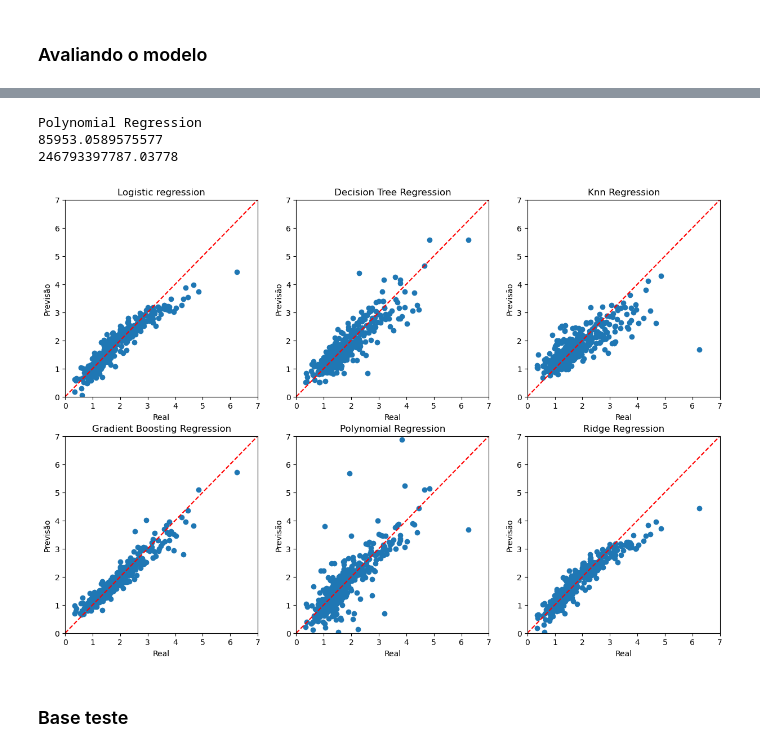
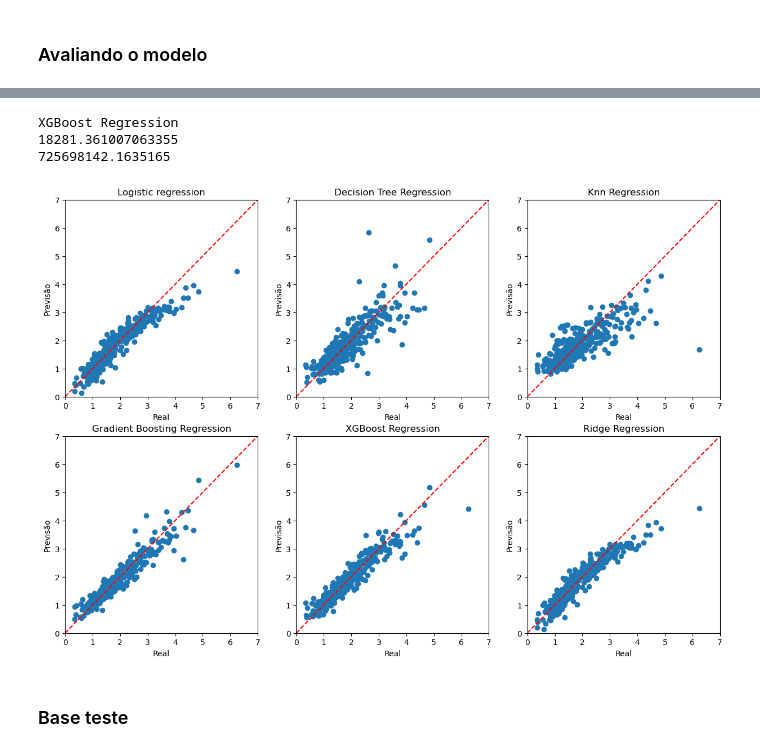
Before and after one commit to GabriellCarvalho/HousePrices, a Jupyter notebook: house_prices.ipynb, the cells around one changed output, grey strips where cells are left out. Cells and saved outputs as stored; diff of their text form; code cells hidden in the pictures.

```diff
--- a/house_prices.ipynb
+++ b/house_prices.ipynb
@@ -102,3 +100,7 @@ new_data.fillna(-1,inplace=True)
+# %%
+new_data['GarageYrBlt'] = new_data['GarageYrBlt'].fillna(new_data['GarageYrBlt'].mean())
+# %%
+new_data['MasVnrArea'] = new_data['MasVnrArea'].fillna(new_data['MasVnrArea'].mean())
 # %% [markdown]
 ### Criando o modelo
 # %%
@@ -122,8 +124,8 @@ knn_reg = KNeighborsRegressor(n_neighbors=3).fit(X_train, y_train)
 knr_predict = knn_reg.predict(X_test)
 # %%
 from sklearn.ensemble import GradientBoostingRegressor
-gbr = GradientBoostingRegressor(random_state=1).fit(X_train, y_train)
-gbr_predict = gbr.predict(X_test)
+gb_reg = GradientBoostingRegressor(n_estimators=1000, learning_rate=0.1, max_depth=3, random_state=1).fit(X_train, y_train)
+gbr_predict = gb_reg.predict(X_test)
 # %%
 from sklearn.linear_model import Ridge
 r_reg = Ridge(alpha=31.98).fit(X_train, y_train)
@@ -138,3 +133,7 @@ polyreg_predict = model.predict(X_test)
+# %%
+import xgboost as xgb
+xg_reg = xgb.XGBRegressor(random_state=1).fit(X_train, y_train)
+xgr_predict = xg_reg.predict(X_test)
 # %% [markdown]
 ### Avaliando o modelo
 # %%
@@ -182,11 +181,11 @@ Ridge Regression
-# %%
-print('Polynomial Regression')
-print(mean_absolute_error(y_test,polyreg_predict))
-print(mean_squared_error(y_test,polyreg_predict))
-# %% [output]
-Polynomial Regression
-85953.0589575577
-246793397787.03778
+# %%
+print('XGBoost Regression')
+print(mean_absolute_error(y_test,xgr_predict))
+print(mean_squared_error(y_test,xgr_predict))
+# %% [output]
+XGBoost Regression
+18281.361007063355
+725698142.1635165
 # %%
 import matplotlib.pyplot as plt
 # %%
@@ -200,39 +199,39 @@ ax[0,2].scatter(y_test/100000, knr_predict/100000)
 ax[0,2].plot([0,700000],[0,700000],'--r')
 ax[1,0].scatter(y_test/100000, gbr_predict/100000)
 ax[1,0].plot([0,700000],[0,700000],'--r')
-ax[1,1].scatter(y_test/100000, polyreg_predict/100000)
+ax[1,1].scatter(y_test/100000, xgr_predict/100000)
 ax[1,1].plot([0,700000],[0,700000],'--r')
 ax[1,2].scatter(y_test/100000, ridge_predict/100000)
 ax[1,2].plot([0,700000],[0,700000],'--r')
 
 ax[0,0].set(xlim=(0,7), ylim=(0,7))
 ax[0,0].set_title('Logistic regression')
 ax[0,0].set_xlabel('Real')
 ax[0,0].set_ylabel('Previsão')
 ax[0,1].set(xlim=(0,7), ylim=(0,7))
 ax[0,1].set_title('Decision Tree Regression')
 ax[0,1].set_xlabel('Real')
 ax[0,1].set_ylabel('Previsão')
 ax[0,2].set(xlim=(0,7), ylim=(0,7))
 ax[0,2].set_title('Knn Regression')
 ax[0,2].set_xlabel('Real')
 ax[0,2].set_ylabel('Previsão')
 ax[1,0].set(xlim=(0,7), ylim=(0,7))
 ax[1,0].set_title('Gradient Boosting Regression')
 ax[1,0].set_xlabel('Real')
 ax[1,0].set_ylabel('Previsão')
 ax[1,1].set(xlim=(0,7), ylim=(0,7))
-ax[1,1].set_title('Polynomial Regression')
+ax[1,1].set_title('XGBoost Regression')
 ax[1,1].set_xlabel('Real')
 ax[1,1].set_ylabel('Previsão')
 ax[1,2].set(xlim=(0,7), ylim=(0,7))
 ax[1,2].set_title('Ridge Regression')
 ax[1,2].set_xlabel('Real')
 ax[1,2].set_ylabel('Previsão')
 
 plt.show()
 # %% [output]
-[figure, old version]
+[figure, new version]
 # %% [markdown]
 ### Base teste
 # %%
```
Also changed, not shown: parts of 9 cells of this notebook, 1 other file.
